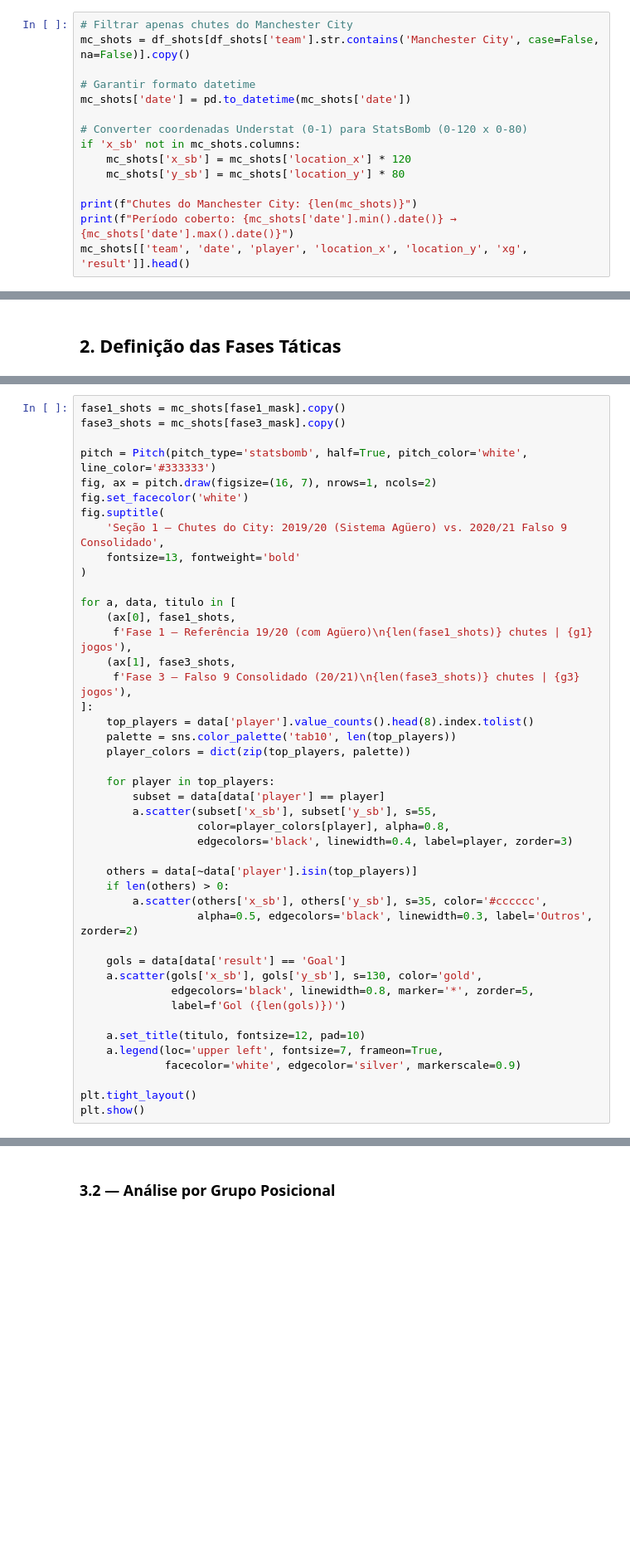
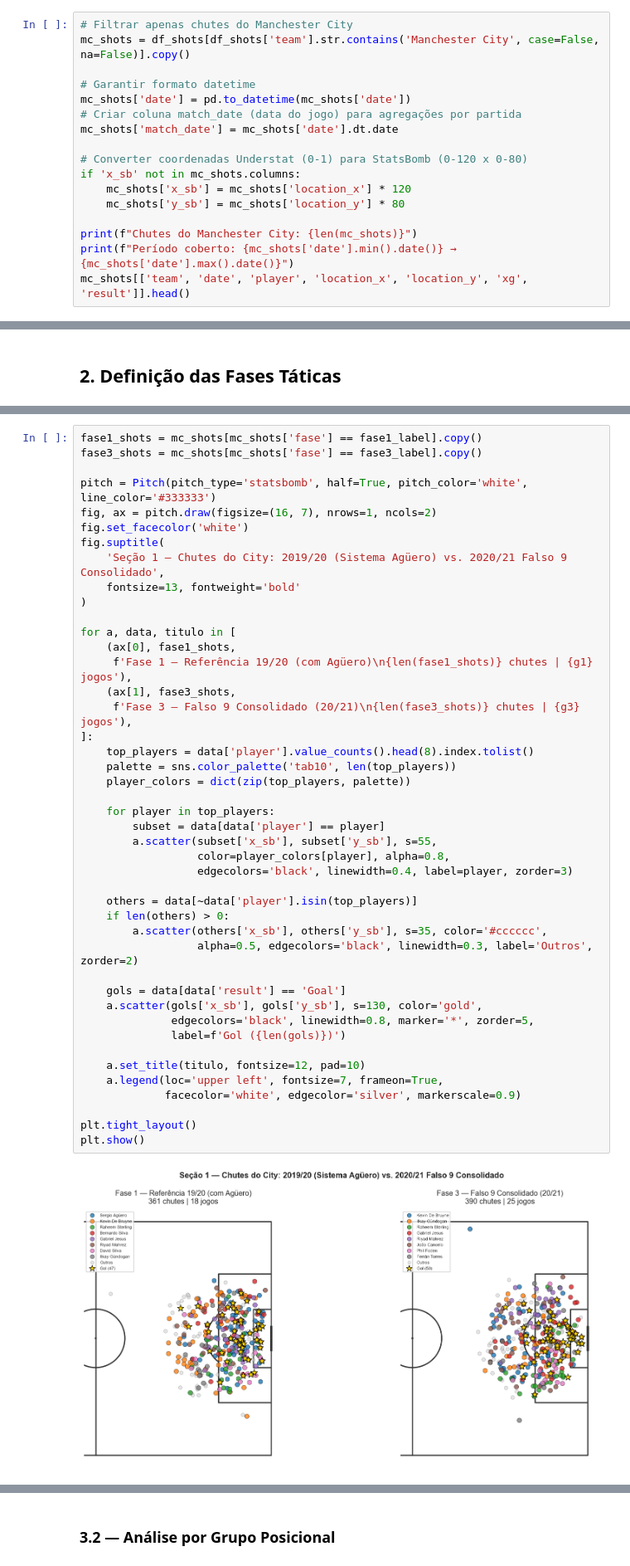
Before and after one commit to carolabdu/futebol-analise, a Jupyter notebook: Analise_City_19_20_20_21_completo.ipynb, the cells around one changed output, grey strips where cells are left out. Shown at 83% size. Cells and saved outputs as stored; diff of their text form; blank space fills up the shorter version.

```diff
--- a/Analise_City_19_20_20_21_completo.ipynb
+++ b/Analise_City_19_20_20_21_completo.ipynb
@@ -75,6 +82,8 @@ mc_shots = df_shots[df_shots['team'].str.contains('Manchester City', case=False,
 
 # Garantir formato datetime
 mc_shots['date'] = pd.to_datetime(mc_shots['date'])
+# Criar coluna match_date (data do jogo) para agregações por partida
+mc_shots['match_date'] = mc_shots['date'].dt.date
 
 # Converter coordenadas Understat (0-1) para StatsBomb (0-120 x 0-80)
 if 'x_sb' not in mc_shots.columns:
@@ -151,8 +233,8 @@ cores_fase = {
 
 O primeiro diagnóstico examina **como o padrão de finalizações do City mudou entre as três fases táticas** — sem filtrar por jogadores. O objetivo é identificar se a transição sistêmica alterou as zonas de finalização ou apenas a composição dos executores.
 # %%
-fase1_shots = mc_shots[fase1_mask].copy()
-fase3_shots = mc_shots[fase3_mask].copy()
+fase1_shots = mc_shots[mc_shots['fase'] == fase1_label].copy()
+fase3_shots = mc_shots[mc_shots['fase'] == fase3_label].copy()
 
 pitch = Pitch(pitch_type='statsbomb', half=True, pitch_color='white', line_color='#333333')
 fig, ax = pitch.draw(figsize=(16, 7), nrows=1, ncols=2)
@@ -167,33 +249,35 @@ for a, data, titulo in [
      f'Fase 1 — Referência 19/20 (com Agüero)\n{len(fase1_shots)} chutes | {g1} jogos'),
     (ax[1], fase3_shots,
      f'Fase 3 — Falso 9 Consolidado (20/21)\n{len(fase3_shots)} chutes | {g3} jogos'),
 ]:
     top_players = data['player'].value_counts().head(8).index.tolist()
     palette = sns.color_palette('tab10', len(top_players))
     player_colors = dict(zip(top_players, palette))
 
     for player in top_players:
         subset = data[data['player'] == player]
         a.scatter(subset['x_sb'], subset['y_sb'], s=55,
                   color=player_colors[player], alpha=0.8,
                   edgecolors='black', linewidth=0.4, label=player, zorder=3)
 
     others = data[~data['player'].isin(top_players)]
     if len(others) > 0:
         a.scatter(others['x_sb'], others['y_sb'], s=35, color='#cccccc',
                   alpha=0.5, edgecolors='black', linewidth=0.3, label='Outros', zorder=2)
 
     gols = data[data['result'] == 'Goal']
     a.scatter(gols['x_sb'], gols['y_sb'], s=130, color='gold',
               edgecolors='black', linewidth=0.8, marker='*', zorder=5,
               label=f'Gol ({len(gols)})')
 
     a.set_title(titulo, fontsize=12, pad=10)
     a.legend(loc='upper left', fontsize=7, frameon=True,
              facecolor='white', edgecolor='silver', markerscale=0.9)
 
 plt.tight_layout()
 plt.show()
+# %% [output]
+[figure, added]
 # %% [markdown]
 ### Interpretação — Mapa de Chutes por Fase (Time Completo)
 
```
Also changed, not shown: parts of 13 cells of this notebook.
